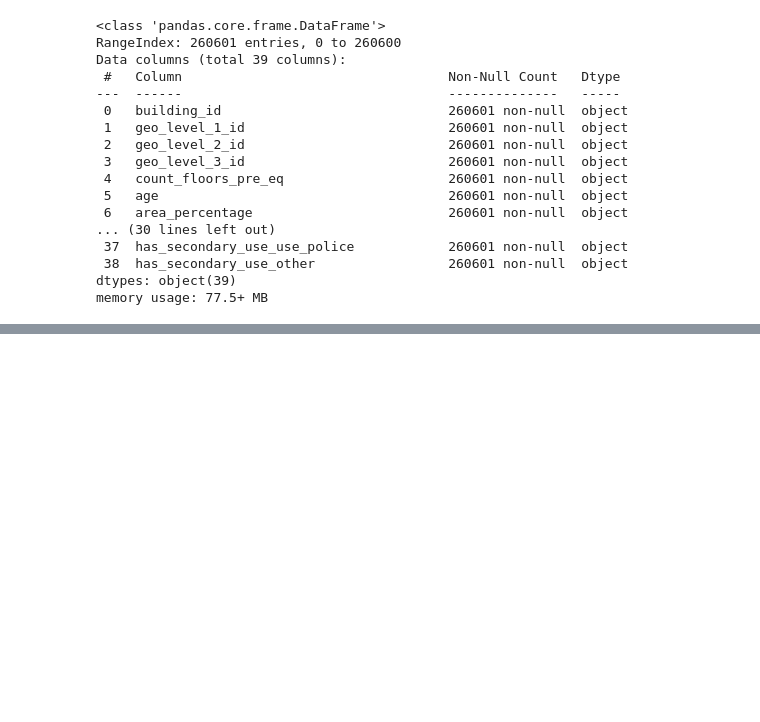
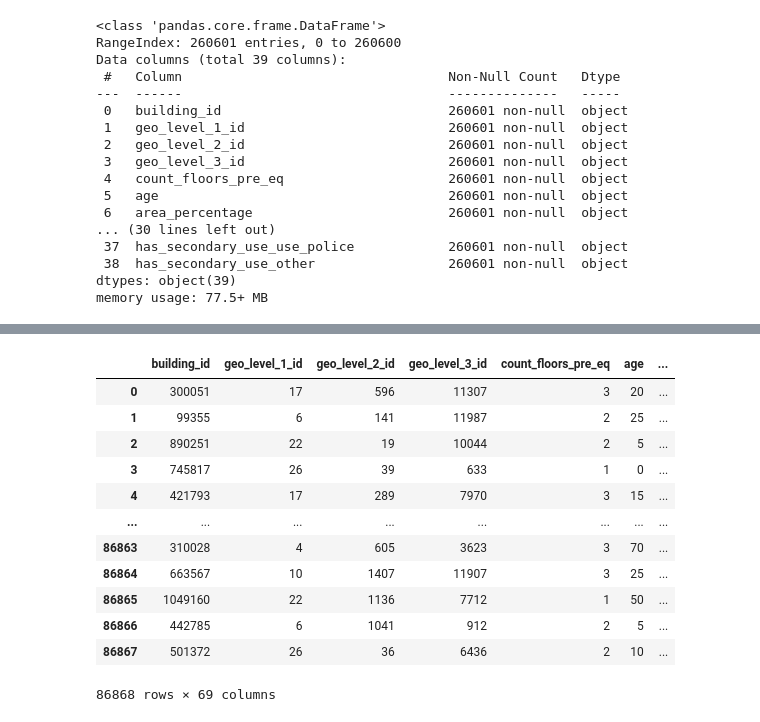
Before and after one commit to Anchita-455/My_Projects, a Jupyter notebook: ML_projects/RichtersPredictor/RichterPredictor.ipynb, the cells around one changed output, grey strips where cells are left out. Cells and saved outputs as stored; diff of their text form; code cells hidden in the pictures; blank space fills up the shorter version.

```diff
--- a/ML_projects/RichtersPredictor/RichterPredictor.ipynb
+++ b/ML_projects/RichtersPredictor/RichterPredictor.ipynb
@@ -55,0 +283,16 @@ memory usage: 77.5+ MB
+# %%
+#working with test feature columns
+column_names = clean_test_set_features.columns
+
+for col in column_names:
+    for row in range(len(col)):
+        value = clean_test_set_features[col][row]
+        check_value = safe_convert(value)
+        if(isinstance(check_value,int)):
+            clean_test_set_features[col] = clean_test_set_features[col].astype(int)
+        elif(isinstance(check_value,float)):
+            clean_test_set_features[col] = clean_test_set_features[col].astype(float)
+        else:
+            clean_test_set_features[col] = clean_test_set_features[col].astype(str)
+
+print(clean_test_set_features.info())
@@ -55,0 +317,11 @@ memory usage: 77.5+ MB
+# %%
+# converting percentage columns into float
+
+# Update the values directly in the DataFrame
+if "area_percentage" in clean_test_set_features.columns:
+    clean_test_set_features["area_percentage"] /= 100.0
+if "height_percentage" in clean_test_set_features.columns:
+    clean_test_set_features["height_percentage"] /= 100.0
+
+clean_test_set_features["area_percentage"] = clean_test_set_features["area_percentage"].astype(float)
+clean_test_set_features["height_percentage"] = clean_test_set_features["height_percentage"].astype(float)
@@ -55,0 +392,16 @@ memory usage: 77.5+ MB
+# %%
+clean_test_set_features
+# %% [output]
+|  | building_id | geo_level_1_id | geo_level_2_id | geo_level_3_id | count_floors_pre_eq | age | ... |
+| 0 | 300051 | 17 | 596 | 11307 | 3 | 20 | ... |
+| 1 | 99355 | 6 | 141 | 11987 | 2 | 25 | ... |
+| 2 | 890251 | 22 | 19 | 10044 | 2 | 5 | ... |
+| 3 | 745817 | 26 | 39 | 633 | 1 | 0 | ... |
+| 4 | 421793 | 17 | 289 | 7970 | 3 | 15 | ... |
+| ... | ... | ... | ... | ... | ... | ... | ... |
+| 86863 | 310028 | 4 | 605 | 3623 | 3 | 70 | ... |
+| 86864 | 663567 | 10 | 1407 | 11907 | 3 | 25 | ... |
+| 86865 | 1049160 | 22 | 1136 | 7712 | 1 | 50 | ... |
+| 86866 | 442785 | 6 | 1041 | 912 | 2 | 5 | ... |
+| 86867 | 501372 | 26 | 36 | 6436 | 2 | 10 | ... |
+86868 rows × 69 columns
```
Also changed, not shown: parts of 47 cells of this notebook.
